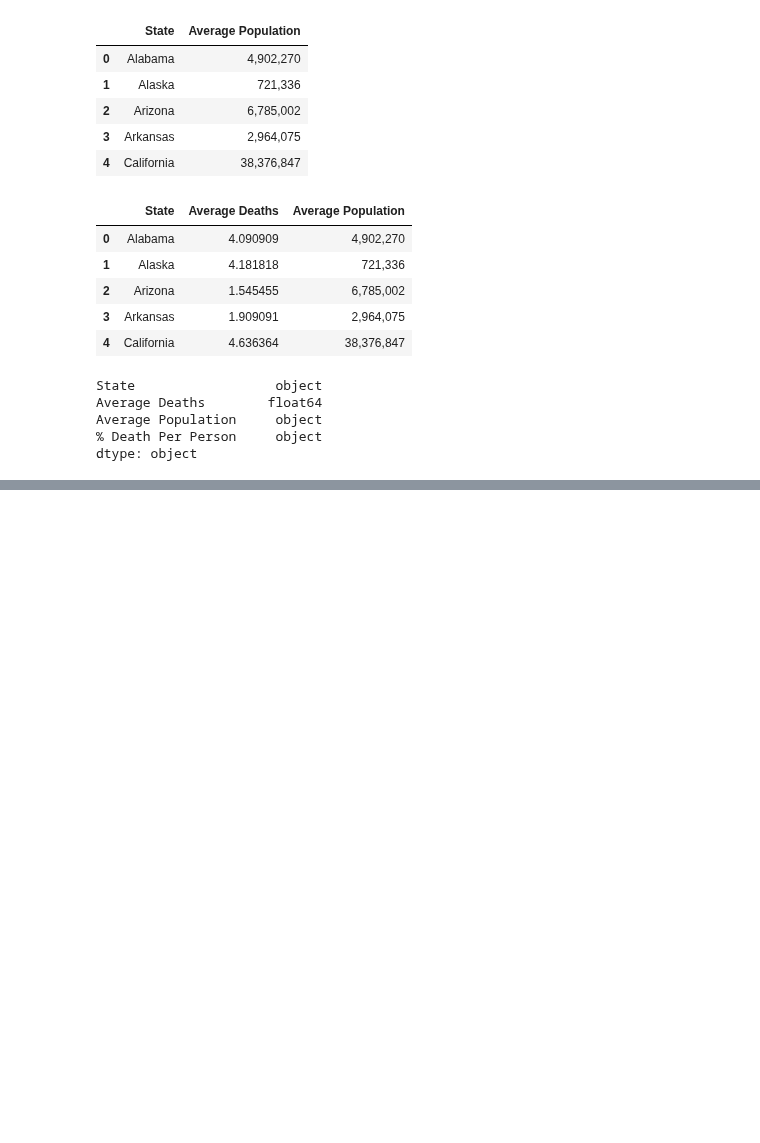
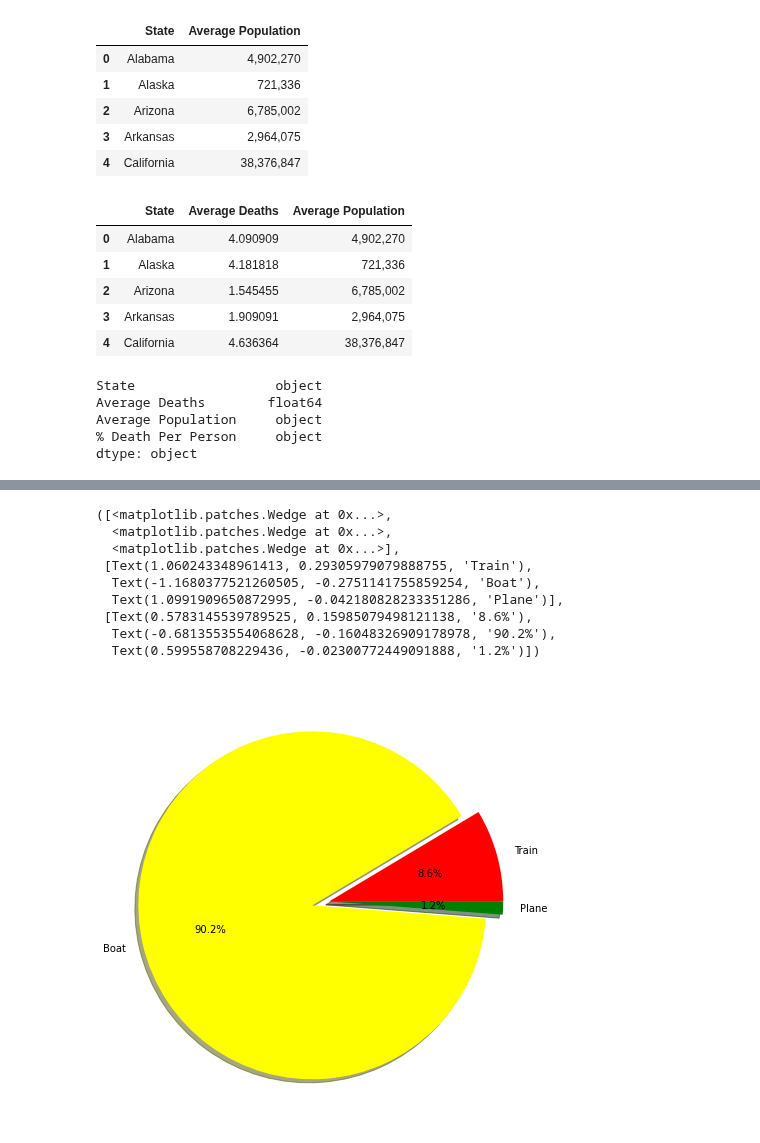
Before and after one commit to MZt92-ui/Project-1-Group-3, a Jupyter notebook: Boat Fatalities.ipynb, the cells around one changed output, grey strips where cells are left out. Saved outputs shown, nothing was run; the diff lists cells and outputs as text; code cells hidden in the pictures; blank space fills up the shorter version.

```diff
--- a/Boat Fatalities.ipynb
+++ b/Boat Fatalities.ipynb
@@ -130,0 +131,3 @@ plt.show()
+# %%
+Sum_Fatal_Accidents = pd.read_csv("Boat Resources/summary_of_fatal_transport V3.csv")
+Sum_Fatal_Accidents.head()
@@ -130,0 +141,27 @@ plt.show()
+# %%
+Sum_Fatal_Accidents['Trains'] = Sum_Fatal_Accidents['Trains'].astype(float)
+Sum_Fatal_Accidents['Plane'] = Sum_Fatal_Accidents['Plane'].astype(float)
+Sum_Fatal_Accidents['Boat'] = Sum_Fatal_Accidents['Boat'].astype(float)
+Sum_Fatal_Accidents['Car Fatals'] = Sum_Fatal_Accidents['Car Fatals'].astype(float)
+# %%
+Train_tot = Sum_Fatal_Accidents['Trains'].sum()
+Boat_tot = Sum_Fatal_Accidents['Boat'].sum()
+Plane_tot = Sum_Fatal_Accidents['Plane'].sum()
+# %%
+labels = ["Train", "Boat", "Plane"]
+counts = [Train_tot, Boat_tot, Plane_tot]
+colors = ["red", "yellow", "Green"]
+explode = (0, 0.1, 0)
+plt.pie(counts, explode=explode, labels=labels, colors=colors,
+        autopct="%1.1f%%", shadow=True,)
+# %% [output]
+([<matplotlib.patches.Wedge at 0x...>,
+  <matplotlib.patches.Wedge at 0x...>,
+  <matplotlib.patches.Wedge at 0x...>],
+ [Text(1.060243348961413, 0.29305979079888755, 'Train'),
+  Text(-1.1680377521260505, -0.2751141755859254, 'Boat'),
+  Text(1.0991909650872995, -0.042180828233351286, 'Plane')],
+ [Text(0.5783145539789525, 0.15985079498121138, '8.6%'),
+  Text(-0.6813553554068628, -0.16048326909178978, '90.2%'),
+  Text(0.599558708229436, -0.02300772449091888, '1.2%')])
+[figure, added]
```
Also changed, not shown: parts of 19 cells of this notebook, 8 other files.
